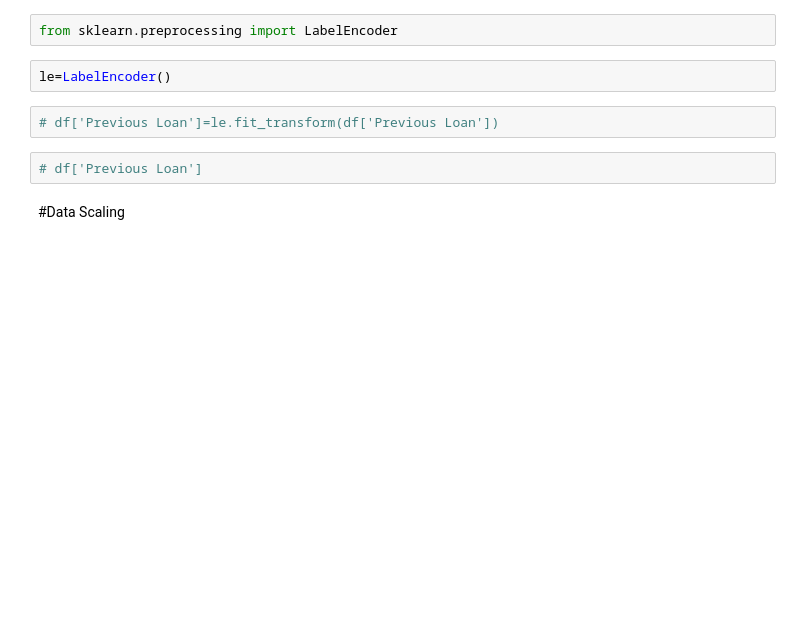
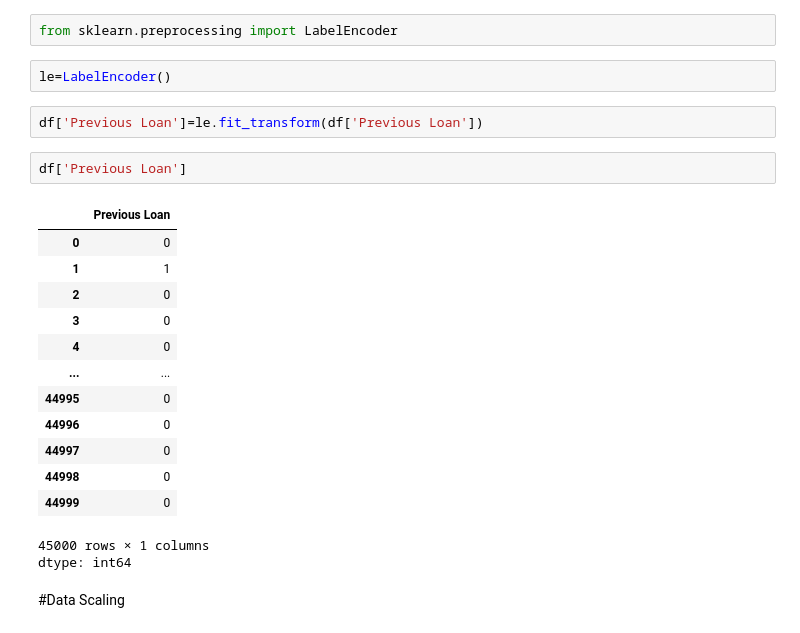
Before and after one commit to Muhammad-Musharraf/Machine-Learning, a Jupyter notebook: Loan_Approved_Prediction.ipynb, the cells around one changed output. Saved outputs shown, nothing was run; the diff lists cells and outputs as text; blank space fills up the shorter version.

```diff
--- a/Loan_Approved_Prediction.ipynb
+++ b/Loan_Approved_Prediction.ipynb
@@ -314,9 +301,24 @@ from sklearn.preprocessing import LabelEncoder
 # %%
 le=LabelEncoder()
 # %%
-# df['Previous Loan']=le.fit_transform(df['Previous Loan'])
+df['Previous Loan']=le.fit_transform(df['Previous Loan'])
 # %%
-# df['Previous Loan']
+df['Previous Loan']
+# %% [output]
+|  | Previous Loan |
+| 0 | 0 |
+| 1 | 1 |
+| 2 | 0 |
+| 3 | 0 |
+| 4 | 0 |
+| ... | ... |
+| 44995 | 0 |
+| 44996 | 0 |
+| 44997 | 0 |
+| 44998 | 0 |
+| 44999 | 0 |
+45000 rows × 1 columns
+dtype: int64
 # %% [markdown]
 #Data Scaling
 # %%
```
Also changed, not shown: parts of 19 cells of this notebook.
